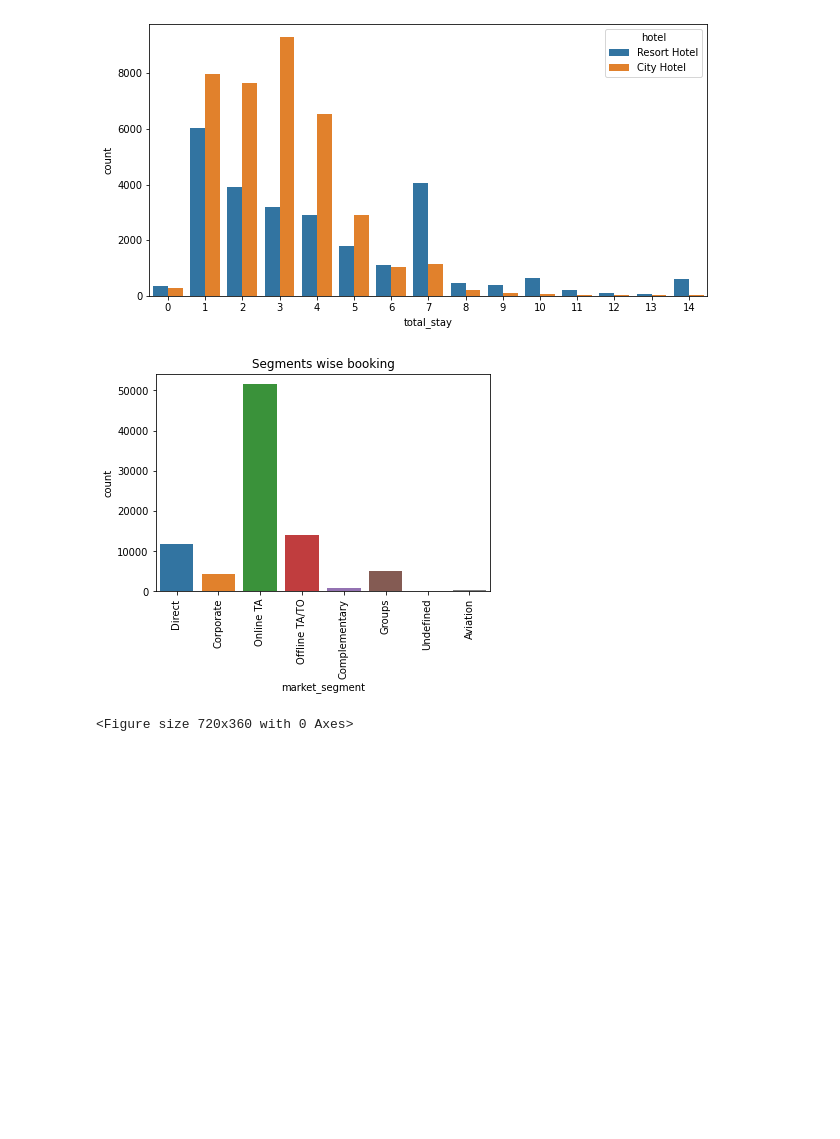
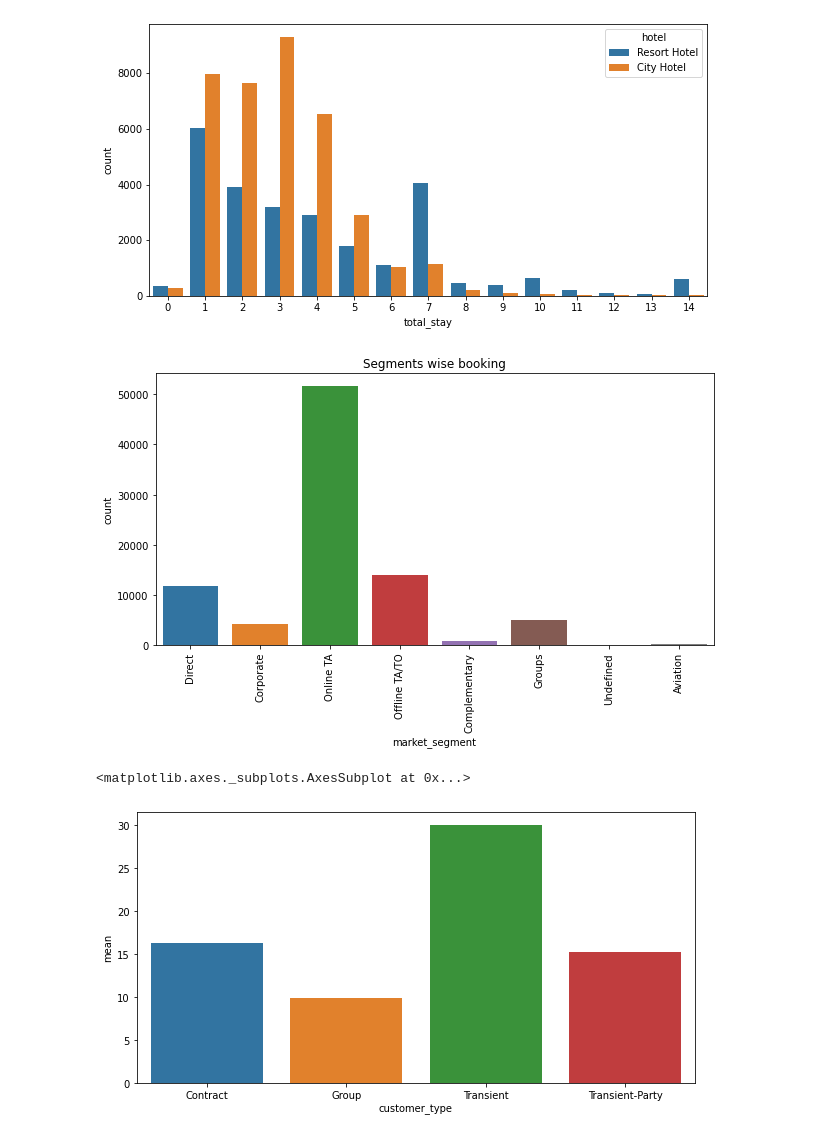
Before and after one commit to shobhi1998/Hotel-Booking-Analysis, a Jupyter notebook: Hotel_Booking.ipynb, the cells around one changed output. Drawn from its saved outputs; the diff is of its cells as text; code cells hidden in the pictures; blank space fills up the shorter version.

```diff
--- a/Hotel_Booking.ipynb
+++ b/Hotel_Booking.ipynb
@@ -184,11 +184,19 @@ plt.show()
 # %% [output]
 [figure]
 # %%
+#Market segment wise bookings
+plt.figure(figsize = (10,5))
 plt.title("Segments wise booking")
 ax = sns.countplot(x = "market_segment", data = df)
 plt.xticks(rotation = 90)
-plt.figure(figsize = (10,5))
 plt.show()
 # %% [output]
-[figure, old version]
+[figure, new version]
-<Figure size 720x360 with 0 Axes>
+# %%
+#Plotting monthly cancellations by customer type
+a = df.groupby("customer_type")['is_canceled'].describe()
+plt.figure(figsize = (10,5))
+sns.barplot(x=a.index, y=a["mean"] * 100)
+# %% [output]
+<matplotlib.axes._subplots.AxesSubplot at 0x...>
+[figure, added]
```
